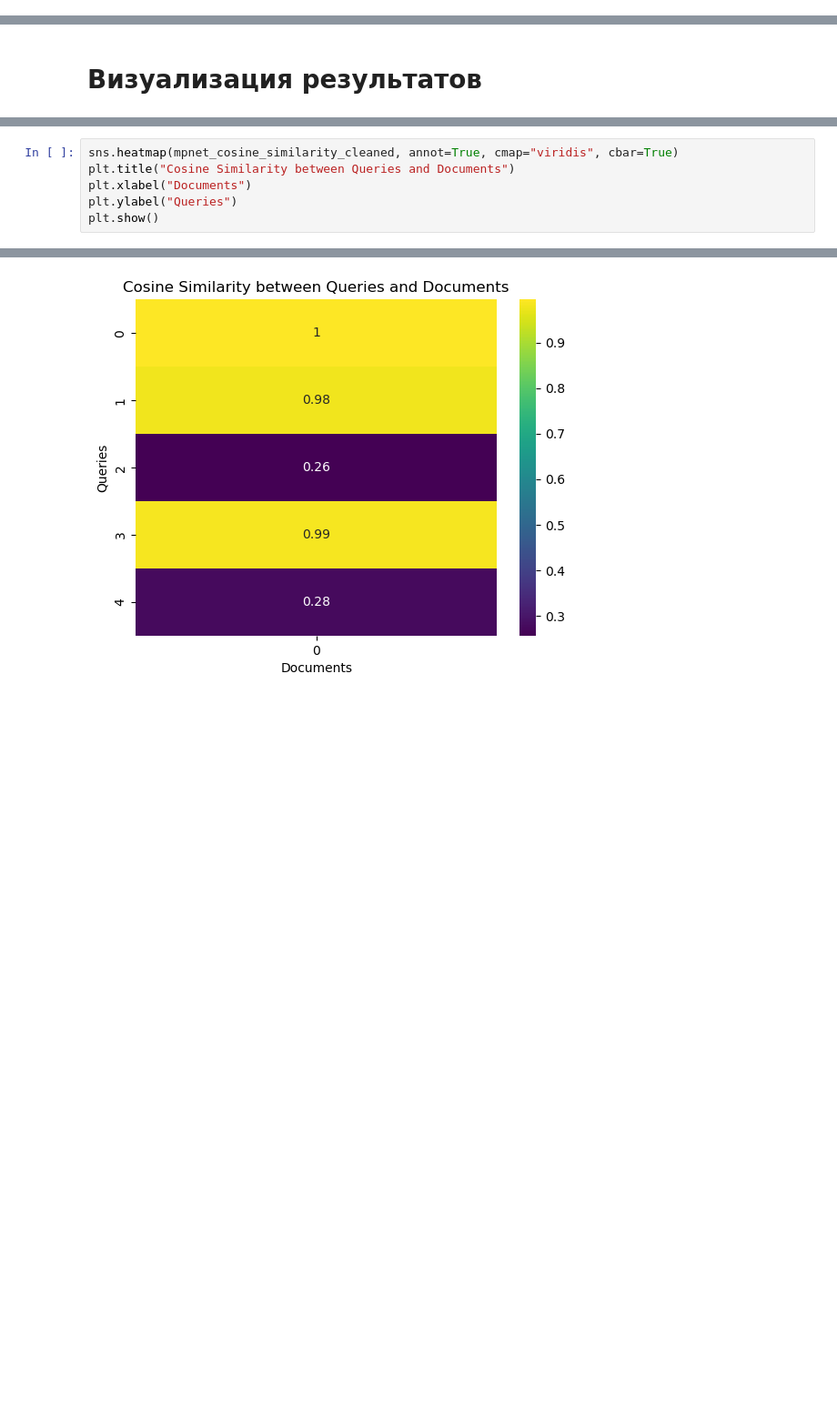
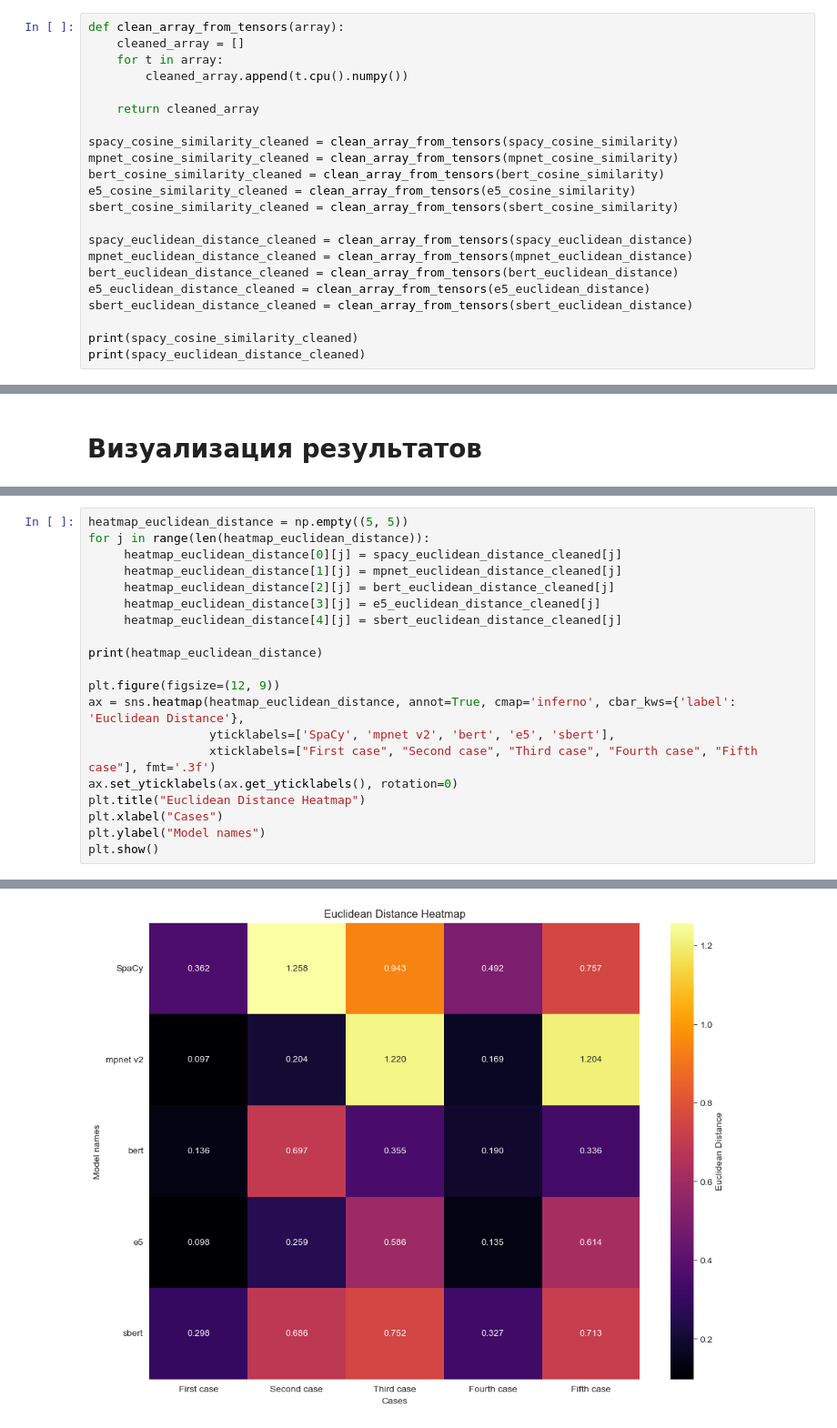
Before and after one commit to paulrainy/EmbeddingTest, a Jupyter notebook: spacy_test.ipynb, the cells around one changed output, grey strips where cells are left out. Shown: that part at 91% size. Saved outputs shown, nothing was run; the diff lists cells and outputs as text; blank space fills up the shorter version.

```diff
--- a/spacy_test.ipynb
+++ b/spacy_test.ipynb
@@ -563,0 +629,22 @@ def euclidean_distance(array):
+# %%
+def clean_array_from_tensors(array):
+    cleaned_array = []
+    for t in array:
+        cleaned_array.append(t.cpu().numpy())
+
+    return cleaned_array
+
+spacy_cosine_similarity_cleaned = clean_array_from_tensors(spacy_cosine_similarity)
+mpnet_cosine_similarity_cleaned = clean_array_from_tensors(mpnet_cosine_similarity)
+bert_cosine_similarity_cleaned = clean_array_from_tensors(bert_cosine_similarity)
+e5_cosine_similarity_cleaned = clean_array_from_tensors(e5_cosine_similarity)
+sbert_cosine_similarity_cleaned = clean_array_from_tensors(sbert_cosine_similarity)
+
+spacy_euclidean_distance_cleaned = clean_array_from_tensors(spacy_euclidean_distance)
+mpnet_euclidean_distance_cleaned = clean_array_from_tensors(mpnet_euclidean_distance)
+bert_euclidean_distance_cleaned = clean_array_from_tensors(bert_euclidean_distance)
+e5_euclidean_distance_cleaned = clean_array_from_tensors(e5_euclidean_distance)
+sbert_euclidean_distance_cleaned = clean_array_from_tensors(sbert_euclidean_distance)
+
+print(spacy_cosine_similarity_cleaned)
+print(spacy_euclidean_distance_cleaned)
@@ -579,7 +687,21 @@ plt.show()
 # %%
-sns.heatmap(mpnet_cosine_similarity_cleaned, annot=True, cmap="viridis", cbar=True)
-plt.title("Cosine Similarity between Queries and Documents")
-plt.xlabel("Documents")
-plt.ylabel("Queries")
+heatmap_euclidean_distance = np.empty((5, 5))
+for j in range(len(heatmap_euclidean_distance)):
+     heatmap_euclidean_distance[0][j] = spacy_euclidean_distance_cleaned[j]
+     heatmap_euclidean_distance[1][j] = mpnet_euclidean_distance_cleaned[j]
+     heatmap_euclidean_distance[2][j] = bert_euclidean_distance_cleaned[j]
+     heatmap_euclidean_distance[3][j] = e5_euclidean_distance_cleaned[j]
+     heatmap_euclidean_distance[4][j] = sbert_euclidean_distance_cleaned[j]
+
+print(heatmap_euclidean_distance)
+
+plt.figure(figsize=(12, 9))
+ax = sns.heatmap(heatmap_euclidean_distance, annot=True, cmap='inferno', cbar_kws={'label': 'Euclidean Distance'},
+                 yticklabels=['SpaCy', 'mpnet v2', 'bert', 'e5', 'sbert'],
+                 xticklabels=["First case", "Second case", "Third case", "Fourth case", "Fifth case"], fmt='.3f')
+ax.set_yticklabels(ax.get_yticklabels(), rotation=0)
+plt.title("Euclidean Distance Heatmap")
+plt.xlabel("Cases")
+plt.ylabel("Model names")
 plt.show()
 # %% [output]
@@ -586 +713 @@ plt.show()
-[figure, old version]
+[figure, new version]
```
Also changed, not shown: parts of 23 cells of this notebook, 34 other files.
